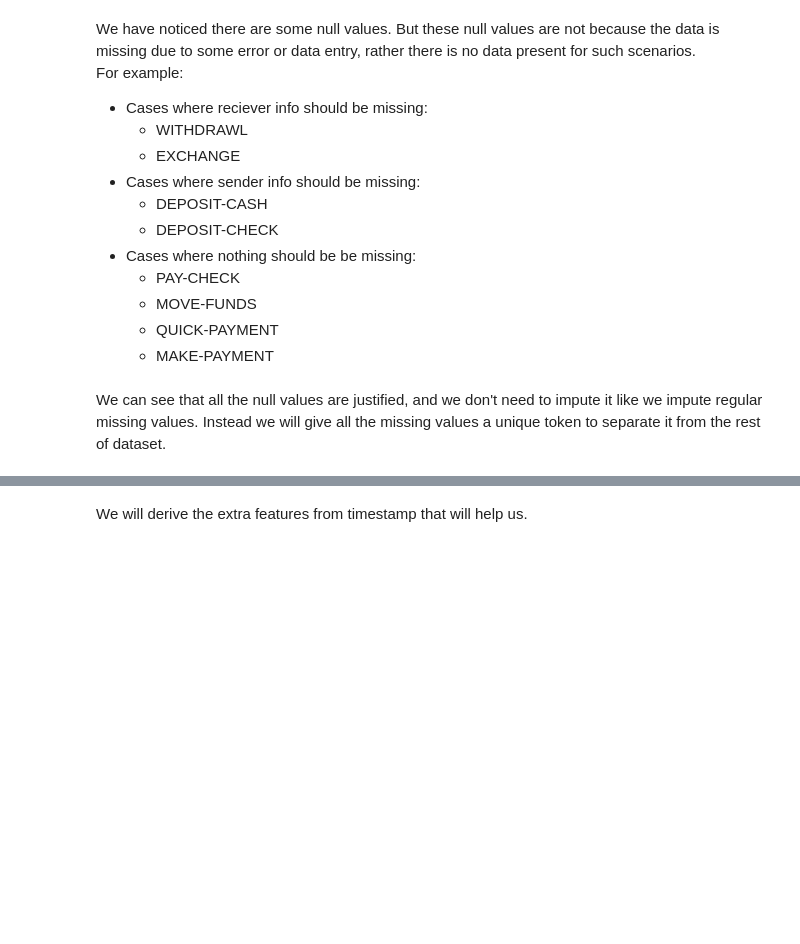
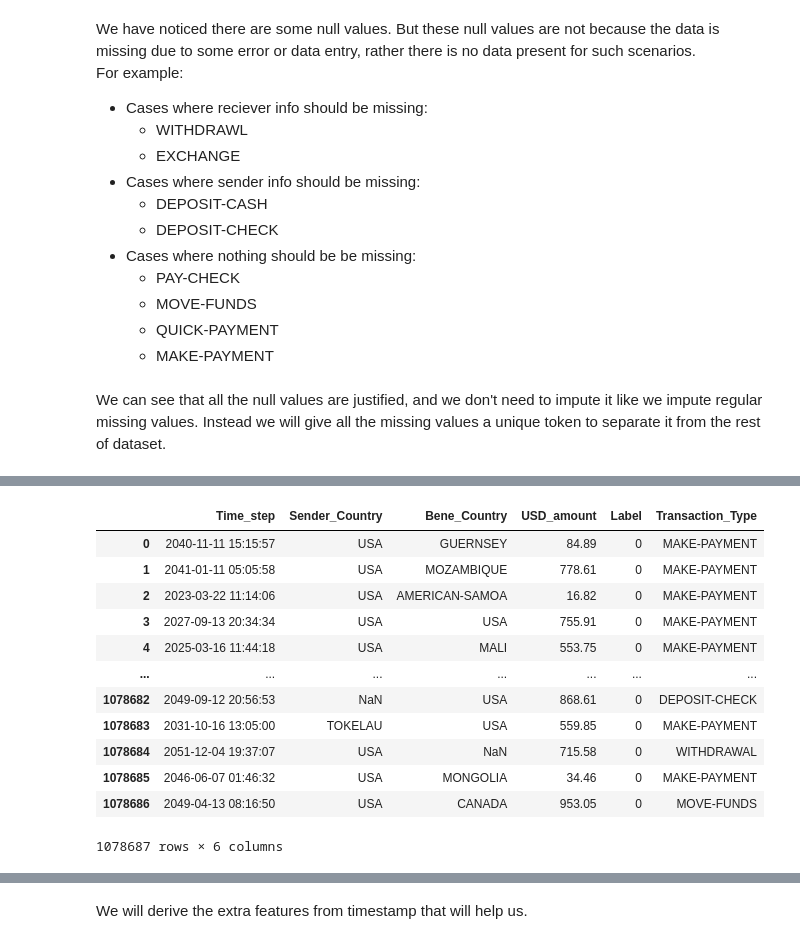
Before and after one commit to poolkit/Payment-Fraud-Anomaly-Detection, a Jupyter notebook: notebooks/01_data_exploration_preprocess.ipynb, the cells around one changed output, grey strips where cells are left out. Saved outputs shown, nothing was run; the diff lists cells and outputs as text; code cells hidden in the pictures; blank space fills up the shorter version.

```diff
--- a/notebooks/01_data_exploration_preprocess.ipynb
+++ b/notebooks/01_data_exploration_preprocess.ipynb
@@ -139,0 +239,16 @@ We can see that all the null values are justified, and we don't need to impute i
+# %%
+y
+# %% [output]
+|  | Time_step | Sender_Country | Bene_Country | USD_amount | Label | Transaction_Type |
+| 0 | 2040-11-11 15:15:57 | USA | GUERNSEY | 84.89 | 0 | MAKE-PAYMENT |
+| 1 | 2041-01-11 05:05:58 | USA | MOZAMBIQUE | 778.61 | 0 | MAKE-PAYMENT |
+| 2 | 2023-03-22 11:14:06 | USA | AMERICAN-SAMOA | 16.82 | 0 | MAKE-PAYMENT |
+| 3 | 2027-09-13 20:34:34 | USA | USA | 755.91 | 0 | MAKE-PAYMENT |
+| 4 | 2025-03-16 11:44:18 | USA | MALI | 553.75 | 0 | MAKE-PAYMENT |
+| ... | ... | ... | ... | ... | ... | ... |
+| 1078682 | 2049-09-12 20:56:53 | NaN | USA | 868.61 | 0 | DEPOSIT-CHECK |
+| 1078683 | 2031-10-16 13:05:00 | TOKELAU | USA | 559.85 | 0 | MAKE-PAYMENT |
+| 1078684 | 2051-12-04 19:37:07 | USA | NaN | 715.58 | 0 | WITHDRAWAL |
+| 1078685 | 2046-06-07 01:46:32 | USA | MONGOLIA | 34.46 | 0 | MAKE-PAYMENT |
+| 1078686 | 2049-04-13 08:16:50 | USA | CANADA | 953.05 | 0 | MOVE-FUNDS |
+1078687 rows × 6 columns
```
Also changed, not shown: parts of 28 cells of this notebook.
